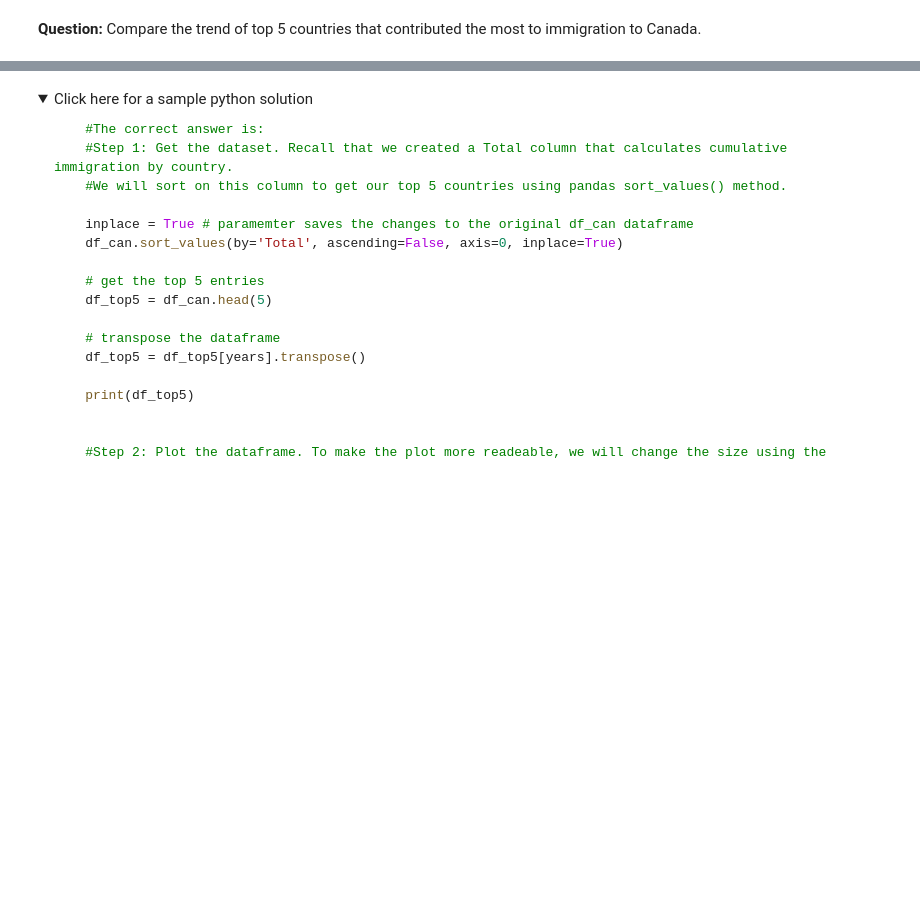
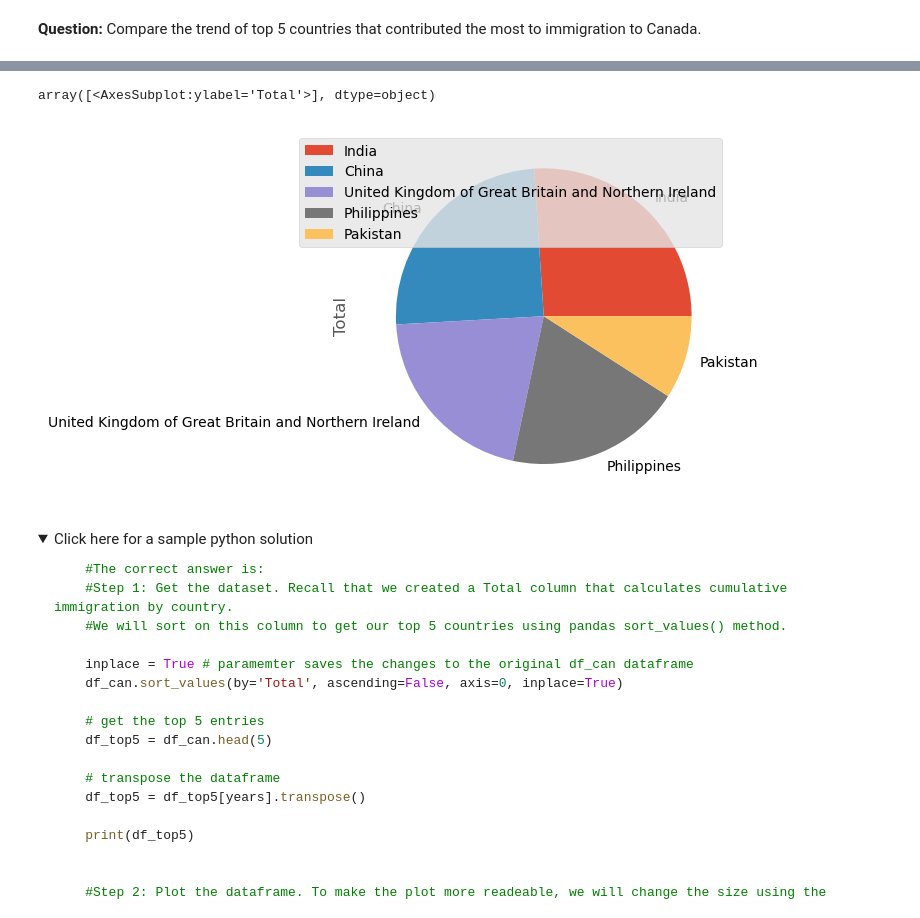
Before and after one commit to ErwinBrath/IBMDeveloperSkillsNetwork, a Jupyter notebook: Data Visualization with Python/DV0101EN-Exercise-Introduction-to-Matplotlib-and-Line-Plots.jupyterlite.ipynb, the cells around one changed output, grey strips where cells are left out. Drawn from its saved outputs; the diff is of its cells as text; code cells hidden in the pictures; folded sections open; blank space fills up the shorter version.

```diff
--- a/Data Visualization with Python/DV0101EN-Exercise-Introduction-to-Matplotlib-and-Line-Plots.jupyterlite.ipynb
+++ b/Data Visualization with Python/DV0101EN-Exercise-Introduction-to-Matplotlib-and-Line-Plots.jupyterlite.ipynb
@@ -825,3 +835,9 @@ Line plot is a handy tool to display several dependent variables against one ind
+# %%
+df_top5 = df_can.sort_values('Total', ascending=False).head()
+df_top5[['Total']].plot(kind='pie', subplots=True)
+# %% [output]
+array([<AxesSubplot:ylabel='Total'>], dtype=object)
+[figure, added]
 # %% [markdown]
 <details><summary>Click here for a sample python solution</summary>
 
```
Also changed, not shown: parts of 2 cells of this notebook.
